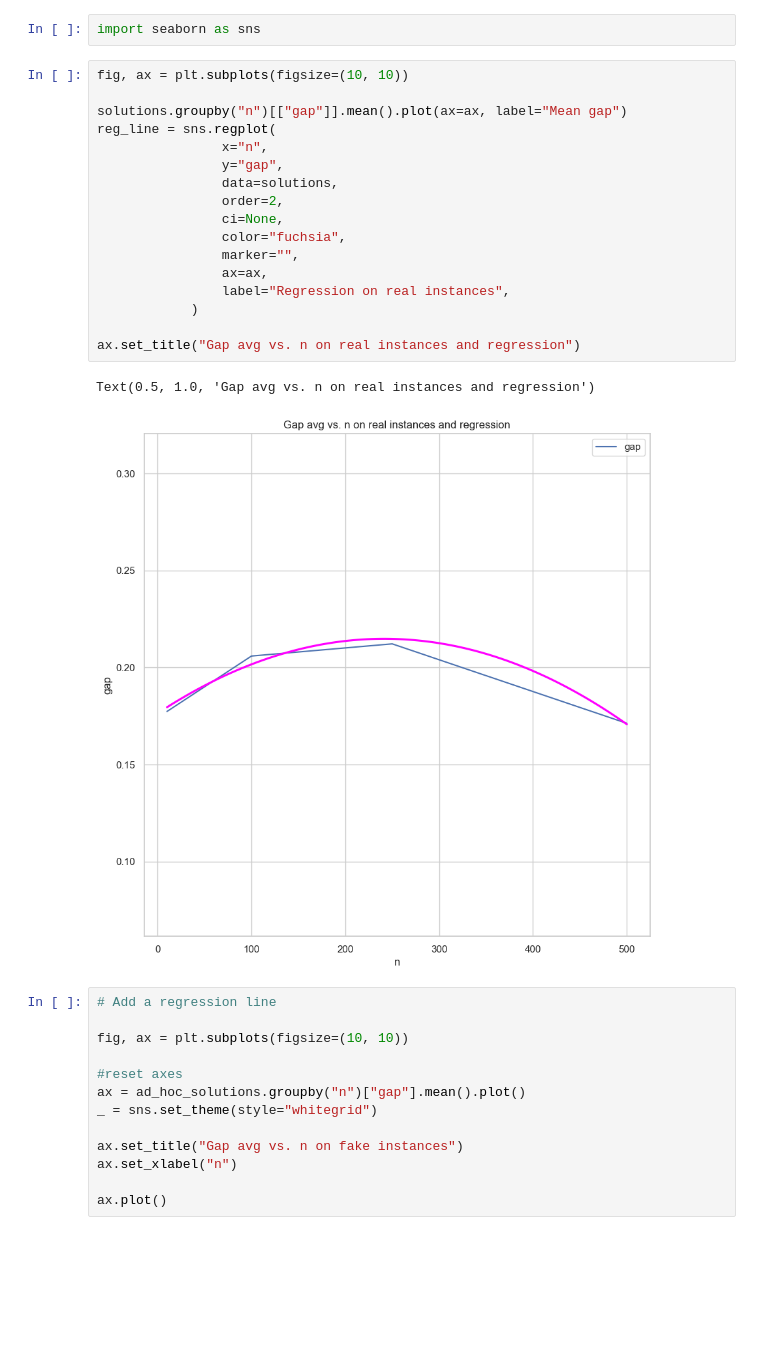
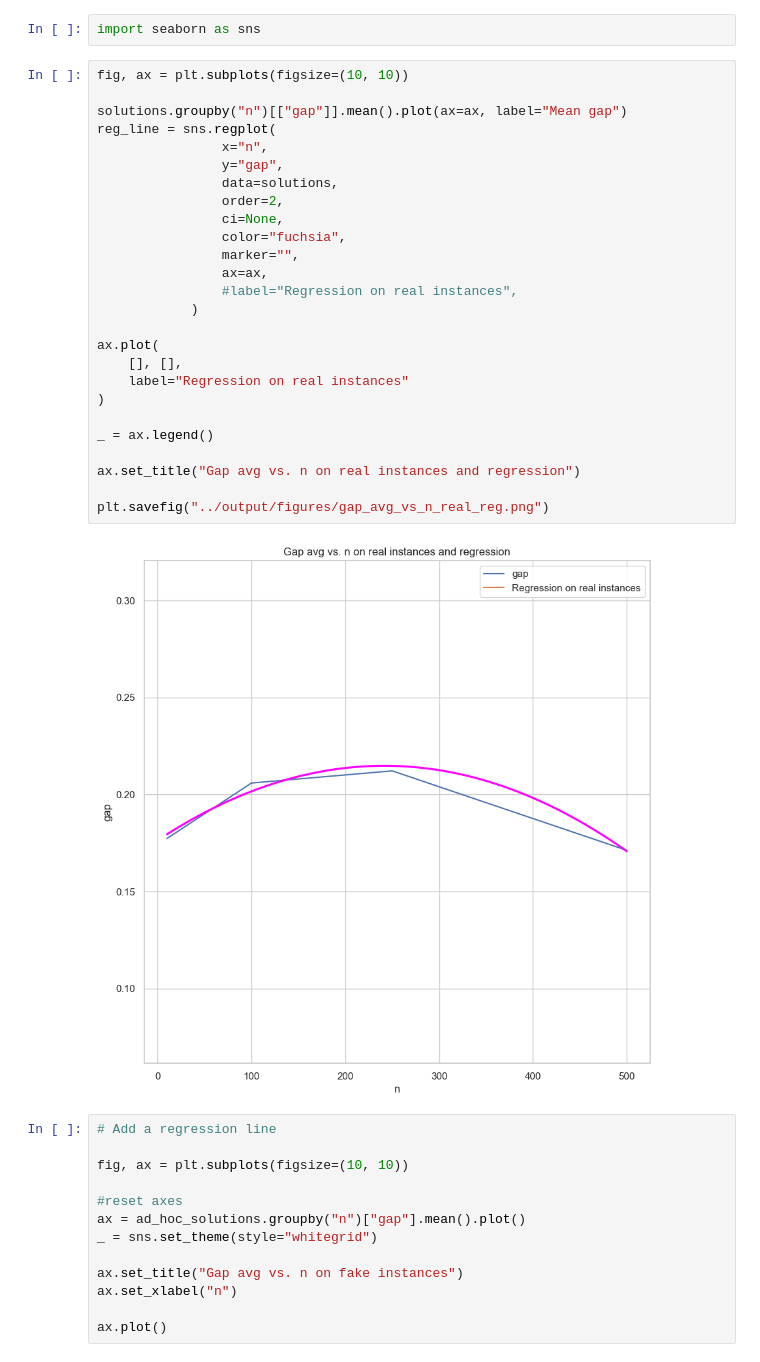
Before and after one commit to Luquish/TP1_TDV, a Jupyter notebook: src/scripts/experimentacion.ipynb, the cells around one changed output. Cells and saved outputs as stored; diff of their text form; blank space fills up the shorter version.

```diff
--- a/src/scripts/experimentacion.ipynb
+++ b/src/scripts/experimentacion.ipynb
@@ -356,23 +467,31 @@ import seaborn as sns
 # %%
 fig, ax = plt.subplots(figsize=(10, 10))
 
 solutions.groupby("n")[["gap"]].mean().plot(ax=ax, label="Mean gap")
 reg_line = sns.regplot(
                 x="n",
                 y="gap",
                 data=solutions,
                 order=2,
                 ci=None,
                 color="fuchsia",
                 marker="",
                 ax=ax,
-                label="Regression on real instances",
+                #label="Regression on real instances",
             )
 
+ax.plot(
+    [], [],
+    label="Regression on real instances"
+)
+
+_ = ax.legend()
+
 ax.set_title("Gap avg vs. n on real instances and regression")
+
+plt.savefig("../output/figures/gap_avg_vs_n_real_reg.png")
 # %% [output]
-Text(0.5, 1.0, 'Gap avg vs. n on real instances and regression')
-[figure, old version]
+[figure, new version]
 # %%
 # Add a regression line
 
```
Also changed, not shown: parts of 22 cells of this notebook, 26 other files.
